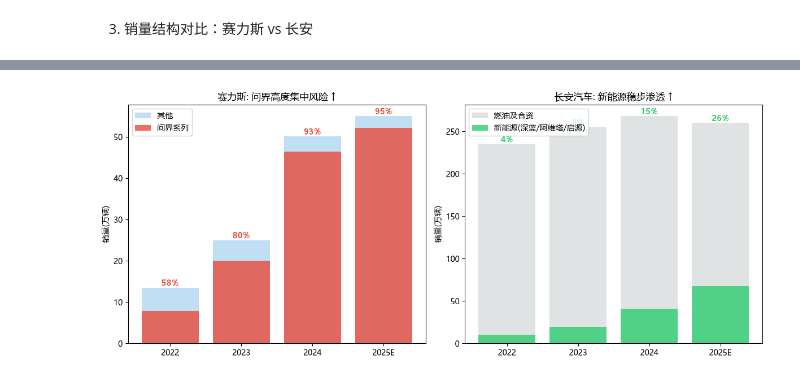
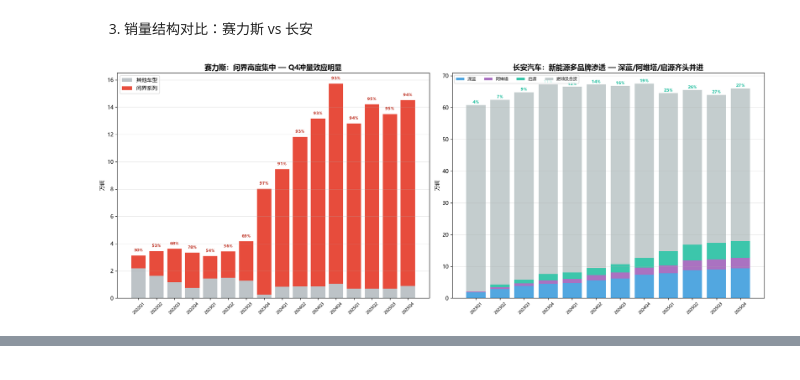
Before and after one commit to yohoten/fidac, a Jupyter notebook: 基于K-Means聚类与Prophet时序预测的重庆上市车企财务智能预警研究.ipynb, the cells around one changed output, grey strips where cells are left out. Drawn from its saved outputs; the diff is of its cells as text; code cells hidden in the pictures.

```diff
--- a/基于K-Means聚类与Prophet时序预测的重庆上市车企财务智能预警研究.ipynb
+++ b/基于K-Means聚类与Prophet时序预测的重庆上市车企财务智能预警研究.ipynb
@@ -713,51 +906,50 @@ for rank, (name, score) in enumerate(ranking, 1):
 # %% [markdown]
 3. 销量结构对比：赛力斯 vs 长安
 # %%
-# ============ 销量结构对比 ============
-# 赛力斯: 问界占比 ~92.8%(2024)
-# 长安: 新能源占比 ~15.3%(2024), 多品牌矩阵
+# ============ 销量结构对比（季度粒度，观察季节性波动） ============
+df_sl = pd.read_excel('data/赛力斯_季度销量结构.xlsx')
+df_ca = pd.read_excel('data/长安汽车_季度销量结构.xlsx')
 
-sales_data = {
-    '年份': ['2022', '2023', '2024', '2025E'],
-    '赛力斯_总销(万)': [13.5, 25.0, 50.1, 55],
-    '赛力斯_问界占比': [57.8, 80.0, 92.8, 95.0],
-    '长安_总销(万)': [235, 255, 268, 260],
-    '长安_新能源占比': [4.5, 7.8, 15.3, 26.0],
-}
-df_sales = pd.DataFrame(sales_data).set_index('年份')
+# ---- 赛力斯：季度堆叠柱状图（问界 vs 其他） ----
+x_sl = range(len(df_sl))
+labels_sl = df_sl['时期'].tolist()
 
-print('='*60)
-print('  销量结构对比: 赛力斯(高度集中) vs 长安(多品牌均衡)')
-print('='*60)
-print(df_sales.to_string())
-print()
+fig, (ax1, ax2) = plt.subplots(1, 2, figsize=(18, 7))  # 改为左右布局，宽度增加
 
-fig, (ax1, ax2) = plt.subplots(1, 2, figsize=(12, 5))
+# 赛力斯 问界 vs 其他
+ax1.bar(x_sl, df_sl['其他车型(万辆)'], color='#BDC3C7', label='其他车型')
+ax1.bar(x_sl, df_sl['问界系列(万辆)'], bottom=df_sl['其他车型(万辆)'],
+        color='#E74C3C', label='问界系列')
+for i, row in df_sl.iterrows():
+    ax1.text(i, row['总销量(万辆)'] + 0.3, f"{row['问界占比(%)']:.0f}%",
+             ha='center', fontsize=8, fontweight='bold', color='#C0392B')
+ax1.set_xticks(x_sl); ax1.set_xticklabels(labels_sl, rotation=45, fontsize=8)
+ax1.set_ylabel('万辆'); ax1.set_title('赛力斯：问界高度集中 — Q4冲量效应明显', fontsize=14, fontweight='bold')
+ax1.legend(loc='upper left')
+ax1.grid(axis='y', alpha=0.3)
 
-# 左: 问界集中度趋势
-ax1.bar(df_sales.index, df_sales['赛力斯_总销(万)'], color='#3498DB', alpha=0.3, label='其他')
-ax1.bar(df_sales.index, df_sales['赛力斯_总销(万)'] * df_sales['赛力斯_问界占比'] / 100,
-        color='#E74C3C', alpha=0.8, label='问界系列')
-ax1.set_title('赛力斯: 问界高度集中风险 ↑', fontsize=12)
-ax1.set_ylabel('销量(万辆)')
-ax1.legend()
-for i, (idx, row) in enumerate(df_sales.iterrows()):
-    ax1.annotate(f'{row["赛力斯_问界占比"]:.0f}%', (i, row['赛力斯_总销(万)']),
-                 ha='center', va='bottom', fontsize=10, fontweight='bold', color='#E74C3C')
-
-# 右: 长安新能源渗透率
-ax2.bar(df_sales.index, df_sales['长安_总销(万)'], color='#95A5A6', alpha=0.3, label='燃油及合资')
-ax2.bar(df_sales.index, df_sales['长安_总销(万)'] * df_sales['长安_新能源占比'] / 100,
-        color='#2ECC71', alpha=0.8, label='新能源(深蓝/阿维塔/启源)')
-ax2.set_title('长安汽车: 新能源稳步渗透 ↑', fontsize=12)
-ax2.set_ylabel('销量(万辆)')
-ax2.legend()
-for i, (idx, row) in enumerate(df_sales.iterrows()):
-    ax2.annotate(f'{row["长安_新能源占比"]:.0f}%', (i, row['长安_总销(万)']),
-                 ha='center', va='bottom', fontsize=10, fontweight='bold', color='#2ECC71')
+# 长安 深蓝/阿维塔/启源 vs 燃油合资
+x_ca = range(len(df_ca))
+labels_ca = df_ca['时期'].tolist()
+bottom = np.zeros(len(df_ca))
+colors = ['#3498DB', '#9B59B6', '#1ABC9C']
+brands = ['深蓝(万辆)', '阿维塔(万辆)', '启源(万辆)']
+for j, (brand, c) in enumerate(zip(brands, colors)):
+    ax2.bar(x_ca, df_ca[brand], bottom=bottom, color=c, alpha=0.85, label=brand.replace('(万辆)', ''))
+    bottom += df_ca[brand].values
+ax2.bar(x_ca, df_ca['燃油及合资(万辆)'], bottom=bottom, color='#95A5A6', alpha=0.55, label='燃油及合资')
+for i, row in df_ca.iterrows():
+    ax2.text(i, row['总销量(万辆)'] + 0.5, f"{row['新能源占比(%)']:.0f}%",
+             ha='center', fontsize=8, fontweight='bold', color='#1ABC9C')
+ax2.set_xticks(x_ca); ax2.set_xticklabels(labels_ca, rotation=45, fontsize=8)
+ax2.set_ylabel('万辆'); ax2.set_title('长安汽车：新能源多品牌渗透 — 深蓝/阿维塔/启源齐头并进', fontsize=14, fontweight='bold')
+ax2.legend(loc='upper left', ncol=4, fontsize=8)
+ax2.grid(axis='y', alpha=0.3)
 
 plt.tight_layout()
 plt.show()
 
-# print('\n结论: 赛力斯高度依赖问界单一系列(集中风险↑), 长安多品牌均衡(抗风险能力↑)')
+print('\n结论: 赛力斯Q4冲量效应显著, 问界占比从30%飙升至95%, 集中风险持续恶化')
+print('      长安新能源从3.5%稳步升至27%, 深蓝/阿维塔/启源三品牌抵御单一品牌风险能力更强')
 # %% [output]
+[figure, new version]
@@ -773,4 +958,3 @@ plt.show()
-[figure, old version]
 # %% [markdown]
 ##### 五、结论与对策建议：
 
```
Also changed, not shown: parts of 9 cells of this notebook, 8 other files.
